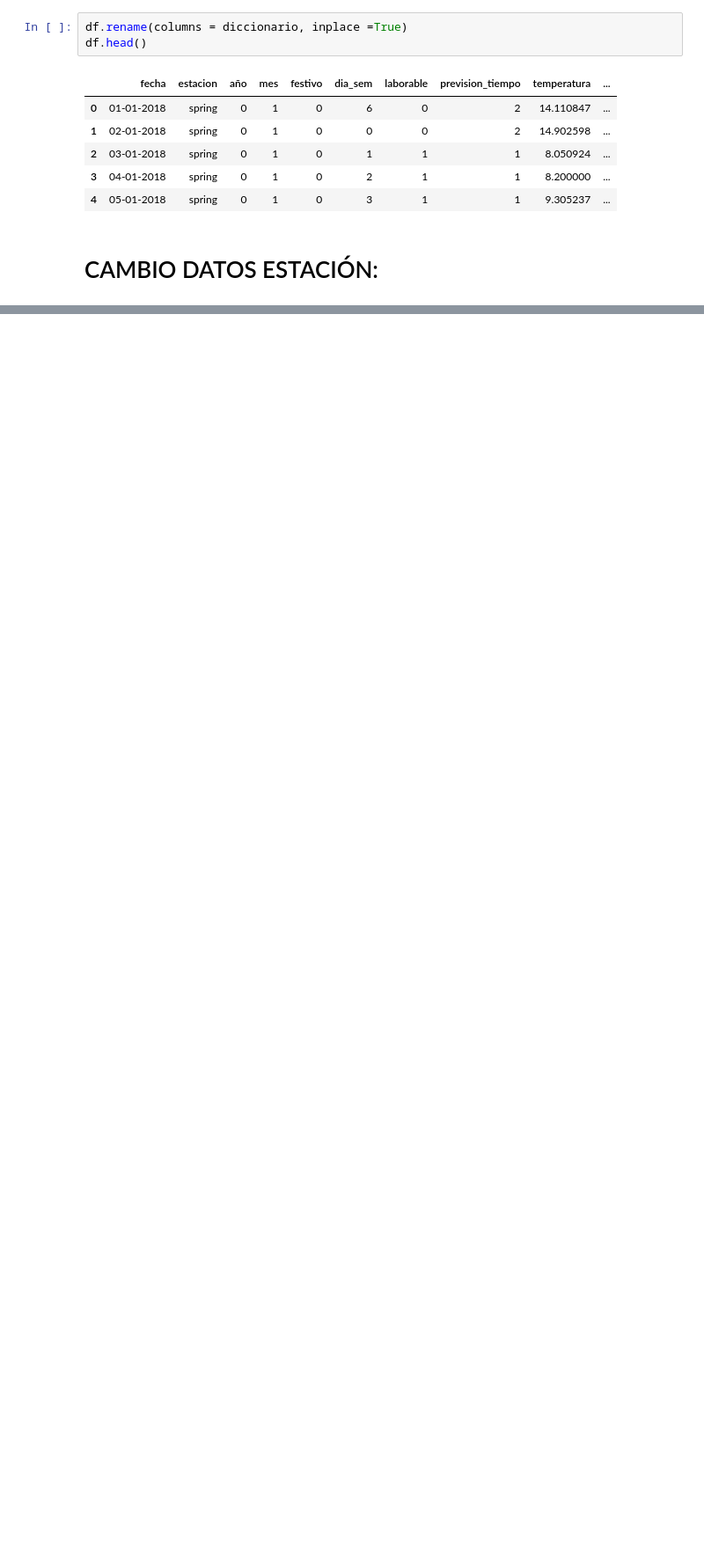
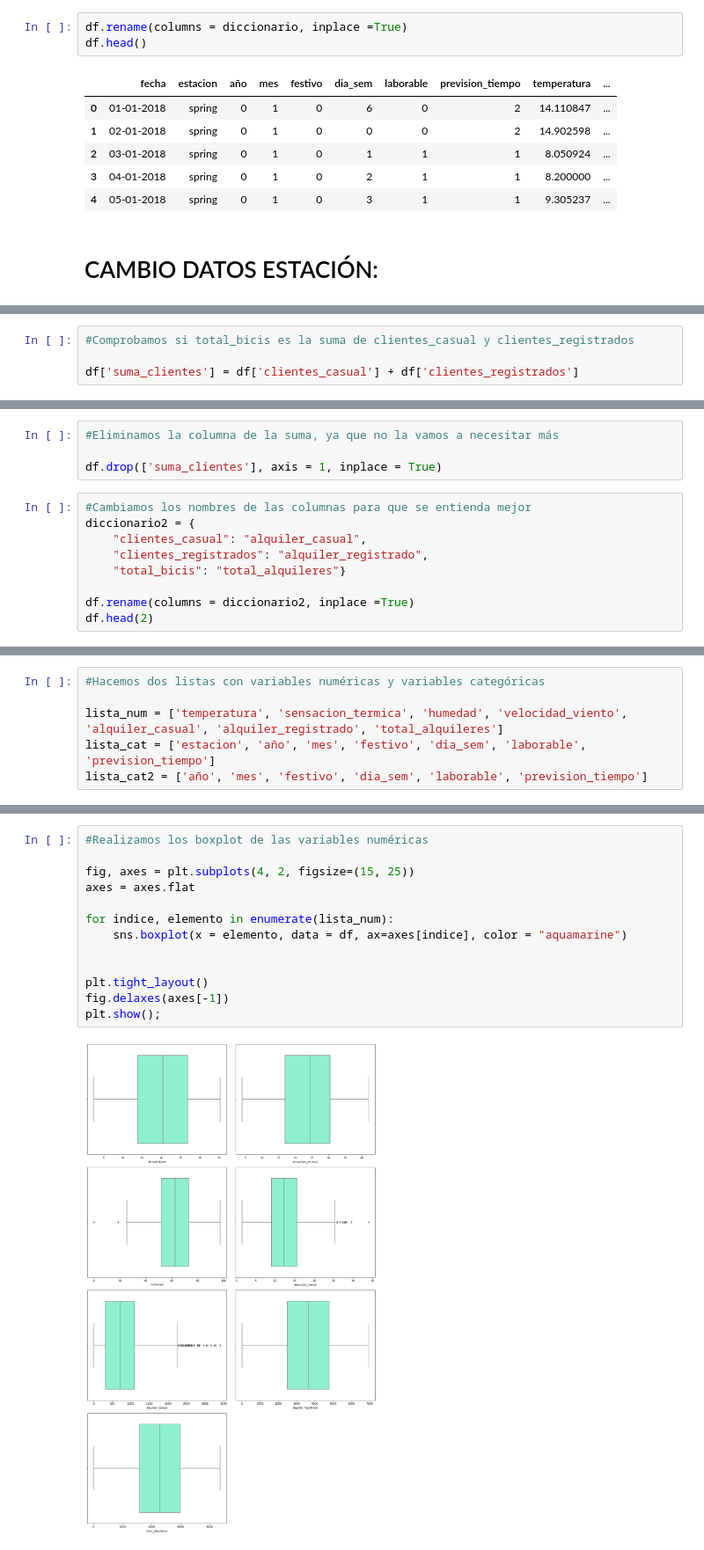
Before and after one commit to LourdesBoj/promoE-modulo3-proyecto-equipo3-Andrea-Catalina-Lourdes-AnaLopez, a Jupyter notebook: EDA.ipynb, the cells around one changed output, grey strips where cells are left out. Shown: that part at 88% size. Cells and saved outputs as stored; diff of their text form; blank space fills up the shorter version.

```diff
--- a/EDA.ipynb
+++ b/EDA.ipynb
@@ -123,0 +142,4 @@ df['fecha']= pd.to_datetime(df['fecha'], format = "%d-%m-%Y")
+# %%
+#Comprobamos si total_bicis es la suma de clientes_casual y clientes_registrados
+
+df['suma_clientes'] = df['clientes_casual'] + df['clientes_registrados']
@@ -123,0 +156,13 @@ df['fecha']= pd.to_datetime(df['fecha'], format = "%d-%m-%Y")
+# %%
+#Eliminamos la columna de la suma, ya que no la vamos a necesitar más
+
+df.drop(['suma_clientes'], axis = 1, inplace = True)
+# %%
+#Cambiamos los nombres de las columnas para que se entienda mejor
+diccionario2 = {
+    "clientes_casual": "alquiler_casual",
+    "clientes_registrados": "alquiler_registrado",
+    "total_bicis": "total_alquileres"}
+
+df.rename(columns = diccionario2, inplace =True)
+df.head(2)
@@ -167,0 +192,6 @@ df['estacion'] = df['fecha'].apply(cambio_estacion)
+# %%
+#Hacemos dos listas con variables numéricas y variables categóricas
+
+lista_num = ['temperatura', 'sensacion_termica', 'humedad', 'velocidad_viento', 'alquiler_casual', 'alquiler_registrado', 'total_alquileres']
+lista_cat = ['estacion', 'año', 'mes', 'festivo', 'dia_sem', 'laborable', 'prevision_tiempo']
+lista_cat2 = ['año', 'mes', 'festivo', 'dia_sem', 'laborable', 'prevision_tiempo']
@@ -167,0 +208,15 @@ df['estacion'] = df['fecha'].apply(cambio_estacion)
+# %%
+#Realizamos los boxplot de las variables numéricas
+
+fig, axes = plt.subplots(4, 2, figsize=(15, 25))
+axes = axes.flat
+
+for indice, elemento in enumerate(lista_num):
+    sns.boxplot(x = elemento, data = df, ax=axes[indice], color = "aquamarine")
+
+
+plt.tight_layout()
+fig.delaxes(axes[-1])
+plt.show();
+# %% [output]
+[figure, added]
```
Also changed, not shown: parts of 19 cells of this notebook, 1 other file.
